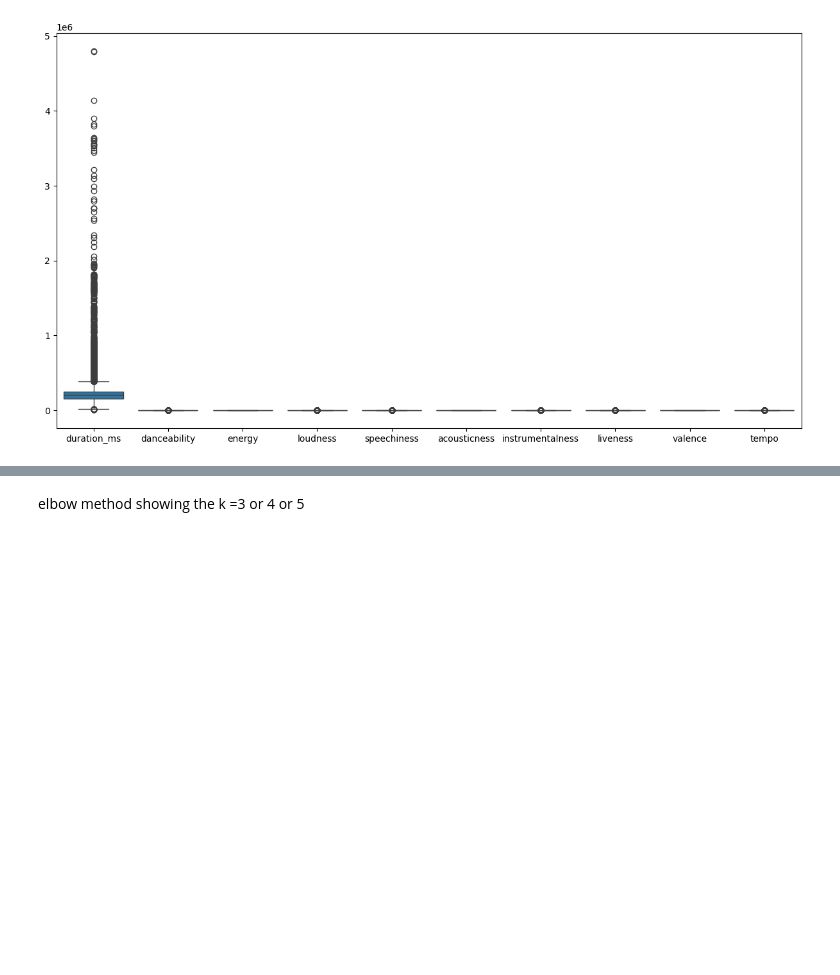
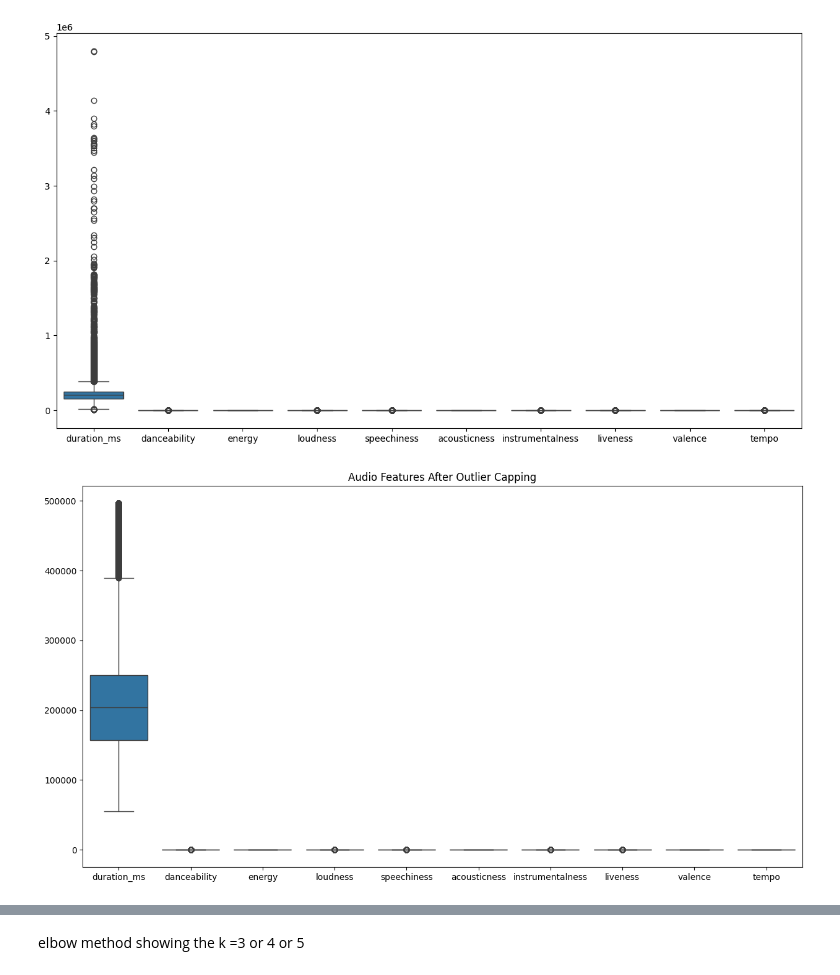
Before and after one commit to souvikg420/Amazon_music_clustering, a Jupyter notebook: clustering.ipynb, the cells around one changed output, grey strips where cells are left out. Cells and saved outputs as stored; diff of their text form; code cells hidden in the pictures; blank space fills up the shorter version.

```diff
--- a/clustering.ipynb
+++ b/clustering.ipynb
@@ -35,5 +42,12 @@ x_capped = df.copy()
 scaler=StandardScaler()
 x_scaled=scaler.fit_transform(x_capped)
+# %%
+plt.figure(figsize=(15,8))
+sns.boxplot(data=x_capped)
+plt.title("Audio Features After Outlier Capping")
+plt.show()
+# %% [output]
+[figure, added]
 # %%
 scaler=StandardScaler()
 x_scaled=scaler.fit_transform(x_capped)
```
Also changed, not shown: parts of 14 cells of this notebook, 1 other file.
